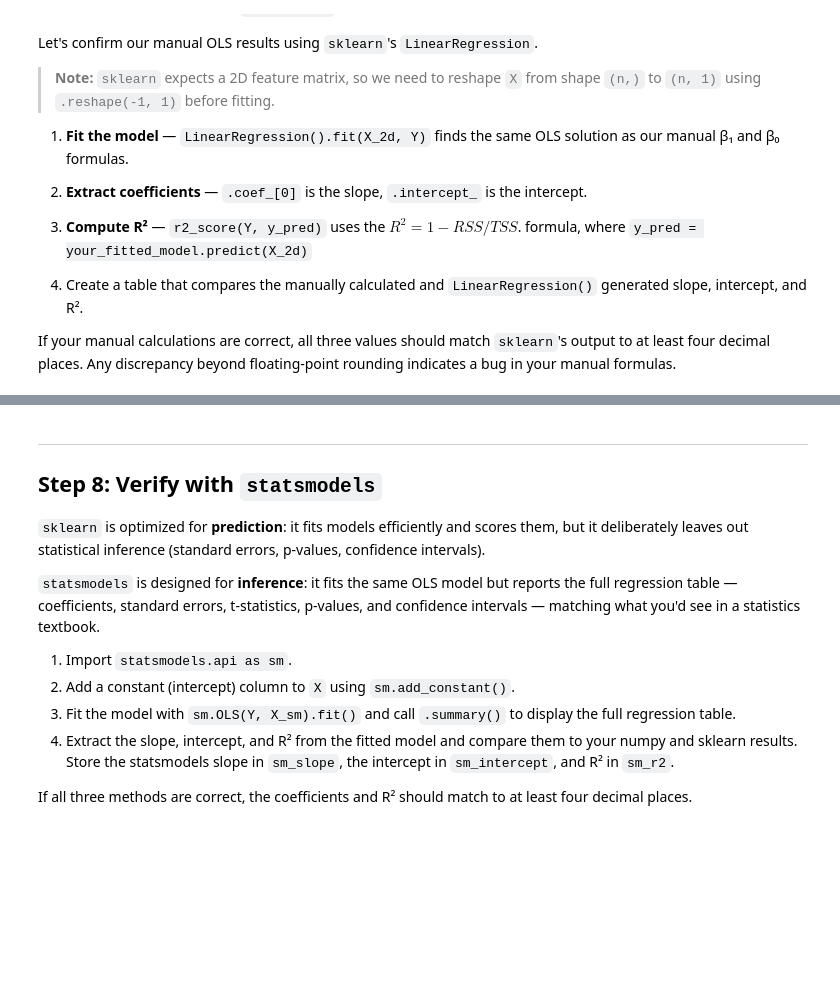
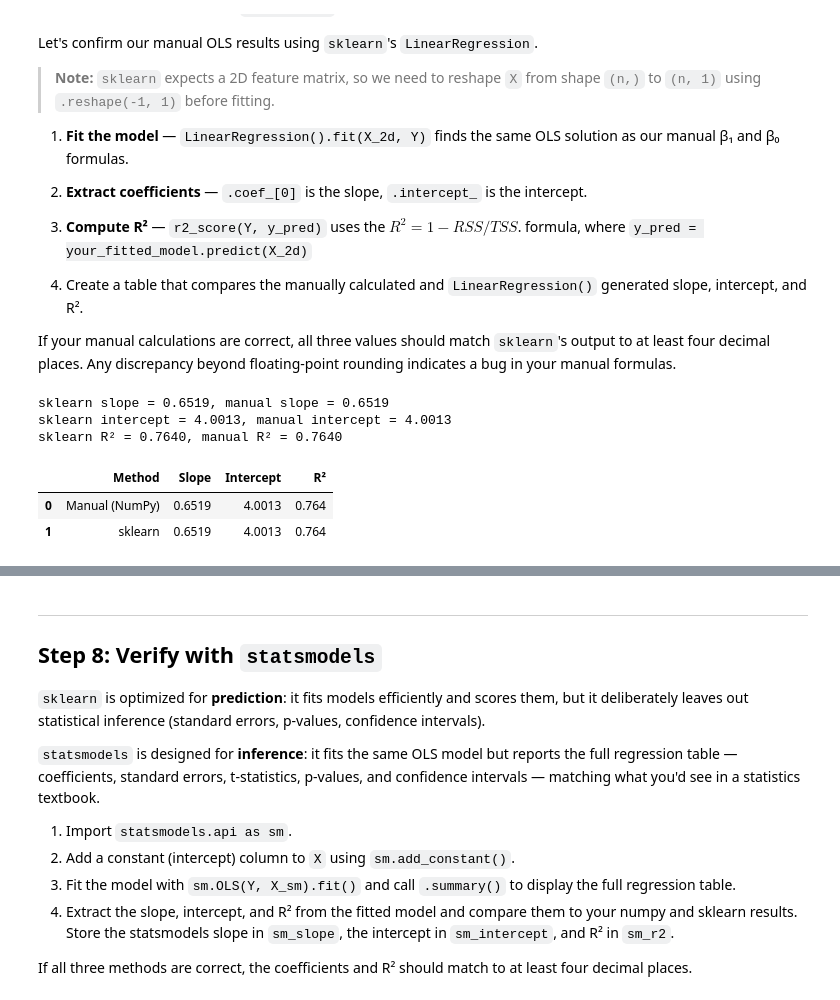
Before and after one commit to aakriti-poudel-chhetri/assignment-1, a Jupyter notebook: task2/hw1-task2.ipynb, the cells around one changed output, grey strips where cells are left out. Saved outputs shown, nothing was run; the diff lists cells and outputs as text; code cells hidden in the pictures; blank space fills up the shorter version.

```diff
--- a/task2/hw1-task2.ipynb
+++ b/task2/hw1-task2.ipynb
@@ -229,6 +232,8 @@ Manually calculate the R² using the formula below. Store your answer in the `R2
 
 $$R^2 = 1 - \frac{RSS}{TSS} \qquad TSS = \sum_{i=1}^{n}(y_i - \bar{y})^2$$
 # %%
-R2     = ...
+# Compute TSS and R²
+TSS = np.sum((y - y_mean)**2)
+R2 = 1 - RSS / TSS
 
 print(f"R\u00b2     = {R2:.4f}")
@@ -262,14 +271,35 @@ If your manual calculations are correct, all three values should match `sklearn`
 to at least four decimal places. Any discrepancy beyond floating-point rounding
 indicates a bug in your manual formulas.
 # %%
+# Reshape x to 2D array since sklearn expects input shape (n_samples, n_features)
+X_2d = x.reshape(-1, 1)
 
+# Fit linear regression model using sklearn
+sk_model = LinearRegression().fit(X_2d, y)
 
-sk_slope     = ...
-sk_intercept = ...
-sk_r2        = ...
+# Extract slope, intercept and R² from the fitted model
+sk_slope = sk_model.coef_[0]
+sk_intercept = sk_model.intercept_
+sk_r2 = r2_score(y, sk_model.predict(X_2d))
 
-print(f"sklearn  slope     = {sk_slope:.4f},  manual slope     = {beta_1:.4f}")
-print(f"sklearn  intercept = {sk_intercept:.4f},  manual intercept = {beta_0:.4f}")
-print(f"sklearn  R\u00b2        = {sk_r2:.4f},  manual R\u00b2        = {R2:.4f}")
+print(f"sklearn slope = {sk_slope:.4f}, manual slope = {beta_1:.4f}")
+print(f"sklearn intercept = {sk_intercept:.4f}, manual intercept = {beta_0:.4f}")
+print(f"sklearn R\u00b2 = {sk_r2:.4f}, manual R\u00b2 = {R2:.4f}")
+
+# Compare manual and sklearn results in a table
+comparison = pd.DataFrame({
+    "Method":    ["Manual (NumPy)", "sklearn"],
+    "Slope":     [round(beta_1, 4), round(sk_slope, 4)],
+    "Intercept": [round(beta_0, 4), round(sk_intercept, 4)],
+    "R²":        [round(R2, 4), round(sk_r2, 4)]
+})
+comparison
+# %% [output]
+sklearn slope = 0.6519, manual slope = 0.6519
+sklearn intercept = 4.0013, manual intercept = 4.0013
+sklearn R² = 0.7640, manual R² = 0.7640
+|  | Method | Slope | Intercept | R² |
+| 0 | Manual (NumPy) | 0.6519 | 4.0013 | 0.764 |
+| 1 | sklearn | 0.6519 | 4.0013 | 0.764 |
 # %%
 grader.check("q9")
```
Also changed, not shown: parts of 13 cells of this notebook, 32 other files.
